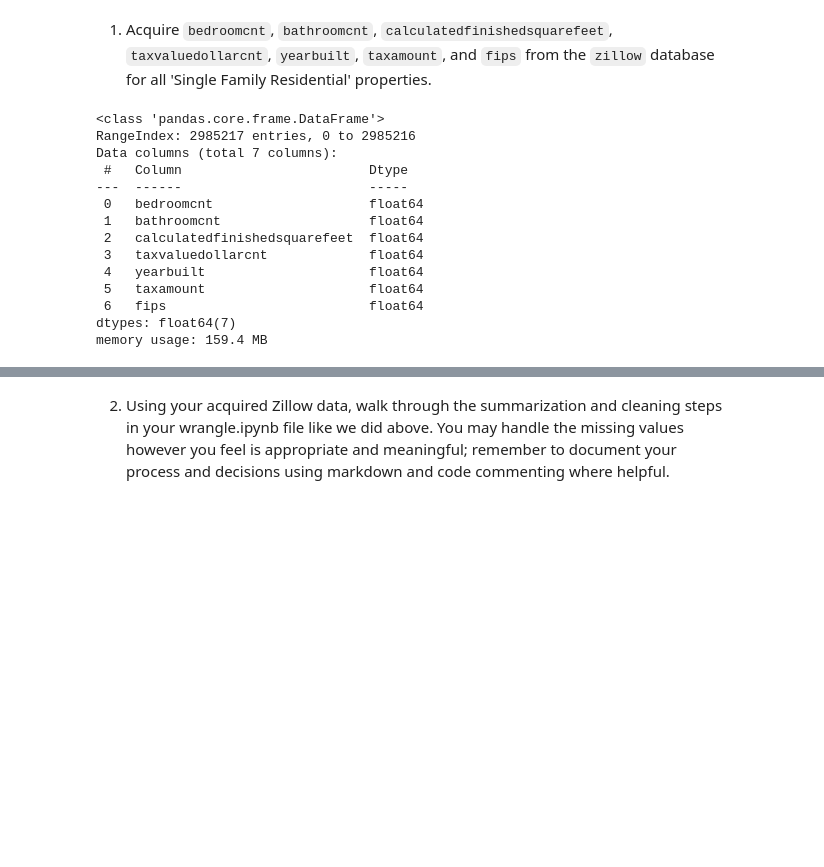
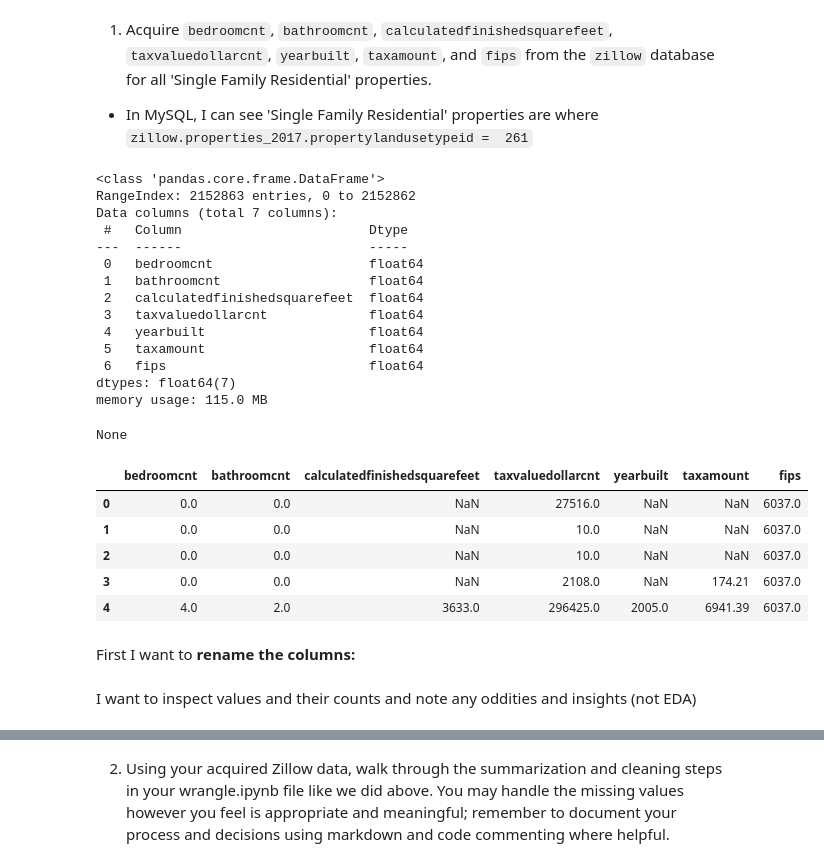
Before and after one commit to martin-reyes/6_regression-exercises, a Jupyter notebook: wrangle.ipynb, the cells around one changed output, grey strips where cells are left out. Drawn from its saved outputs; the diff is of its cells as text; code cells hidden in the pictures; blank space fills up the shorter version.

```diff
--- a/wrangle.ipynb
+++ b/wrangle.ipynb
@@ -9,6 +9,8 @@ from acquire_utils import get_connection
 from prepare_utils import identify_cols_with_white_space
 # %% [markdown]
 1. Acquire `bedroomcnt`, `bathroomcnt`, `calculatedfinishedsquarefeet`, `taxvaluedollarcnt`, `yearbuilt`, `taxamount`, and `fips` from the `zillow` database for all 'Single Family Residential' properties.
+
+- In MySQL, I can see 'Single Family Residential' properties are where `zillow.properties_2017.propertylandusetypeid =  261`
 # %%
 df = pd.read_sql('''SELECT bedroomcnt, bathroomcnt, calculatedfinishedsquarefeet,
                             taxvaluedollarcnt, yearbuilt, taxamount, fips
@@ -16,18 +19,28 @@ df = pd.read_sql('''SELECT bedroomcnt, bathroomcnt, calculatedfinishedsquarefeet
                    get_connection('zillow'))
 # %%
-df.info()
+display(df.info())
+df.head()
 # %% [output]
 <class 'pandas.core.frame.DataFrame'>
-RangeIndex: 2985217 entries, 0 to 2985216
+RangeIndex: 2152863 entries, 0 to 2152862
 Data columns (total 7 columns):
  #   Column                        Dtype
 ---  ------                        -----
  0   bedroomcnt                    float64
  1   bathroomcnt                   float64
  2   calculatedfinishedsquarefeet  float64
  3   taxvaluedollarcnt             float64
  4   yearbuilt                     float64
  5   taxamount                     float64
  6   fips                          float64
 dtypes: float64(7)
-memory usage: 159.4 MB
+memory usage: 115.0 MB
+None
+|  | bedroomcnt | bathroomcnt | calculatedfinishedsquarefeet | taxvaluedollarcnt | yearbuilt | taxamount | fips |
+| 0 | 0.0 | 0.0 | NaN | 27516.0 | NaN | NaN | 6037.0 |
+| 1 | 0.0 | 0.0 | NaN | 10.0 | NaN | NaN | 6037.0 |
+| 2 | 0.0 | 0.0 | NaN | 10.0 | NaN | NaN | 6037.0 |
+| 3 | 0.0 | 0.0 | NaN | 2108.0 | NaN | 174.21 | 6037.0 |
+| 4 | 4.0 | 2.0 | 3633.0 | 296425.0 | 2005.0 | 6941.39 | 6037.0 |
+# %% [markdown]
+First I want to **rename the columns:**
@@ -33,0 +50,2 @@ memory usage: 159.4 MB
+# %% [markdown]
+I want to inspect values and their counts and note any oddities and insights (not EDA)
```
Also changed, not shown: parts of 24 cells of this notebook, 3 other files.
